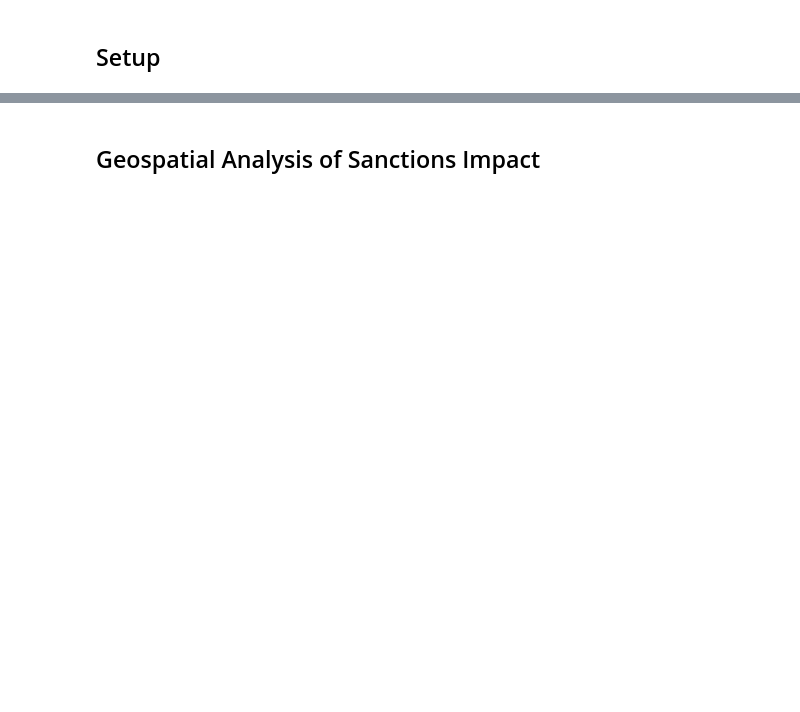
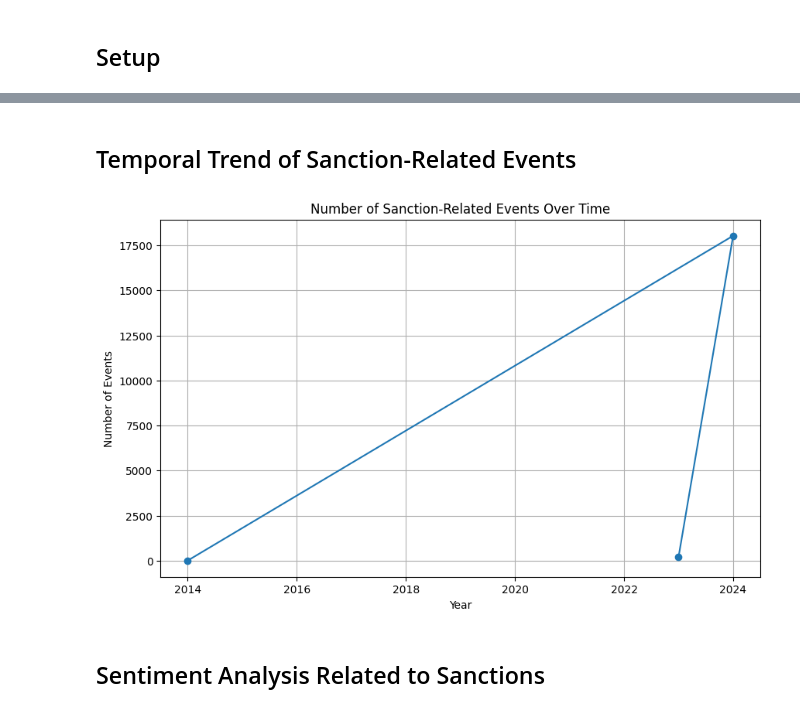
Before and after one commit to glev1/factored-datathon-2024-seed42, a Jupyter notebook: notebooks/sanction_analysis.ipynb, the cells around one changed output, grey strips where cells are left out. Saved outputs shown, nothing was run; the diff lists cells and outputs as text; code cells hidden in the pictures; blank space fills up the shorter version.

```diff
--- a/notebooks/sanction_analysis.ipynb
+++ b/notebooks/sanction_analysis.ipynb
@@ -11,2 +103,21 @@ spark = SparkSession.builder \
+# %% [markdown]
+## Temporal Trend of Sanction-Related Events
+# %%
+# Count the number of sanction events per year
+sanctions_by_year = sanctions_df.groupBy('Year').count()
+
+# Convert to Pandas for visualization
+sanctions_by_year_pd = sanctions_by_year.toPandas()
+
+# Plot the trend over time
+plt.figure(figsize=(10, 6))
+plt.plot(sanctions_by_year_pd['Year'], sanctions_by_year_pd['count'], marker='o')
+plt.title('Number of Sanction-Related Events Over Time')
+plt.xlabel('Year')
+plt.ylabel('Number of Events')
+plt.grid(True)
+plt.show()
+# %% [output]
+[figure, added]
 # %% [markdown]
-## Geospatial Analysis of Sanctions Impact
+## Sentiment Analysis Related to Sanctions
```
Also changed, not shown: parts of 28 cells of this notebook, 3 other files.
